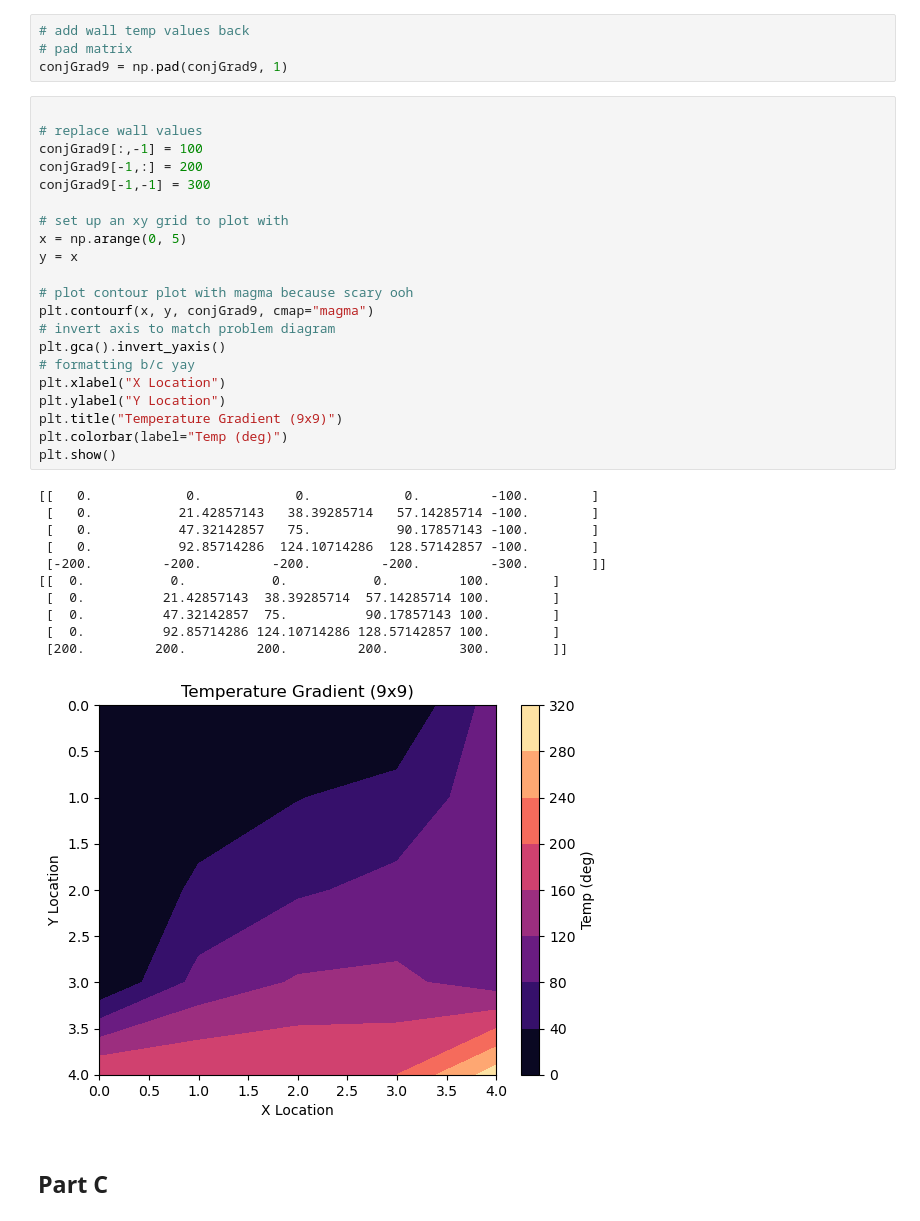
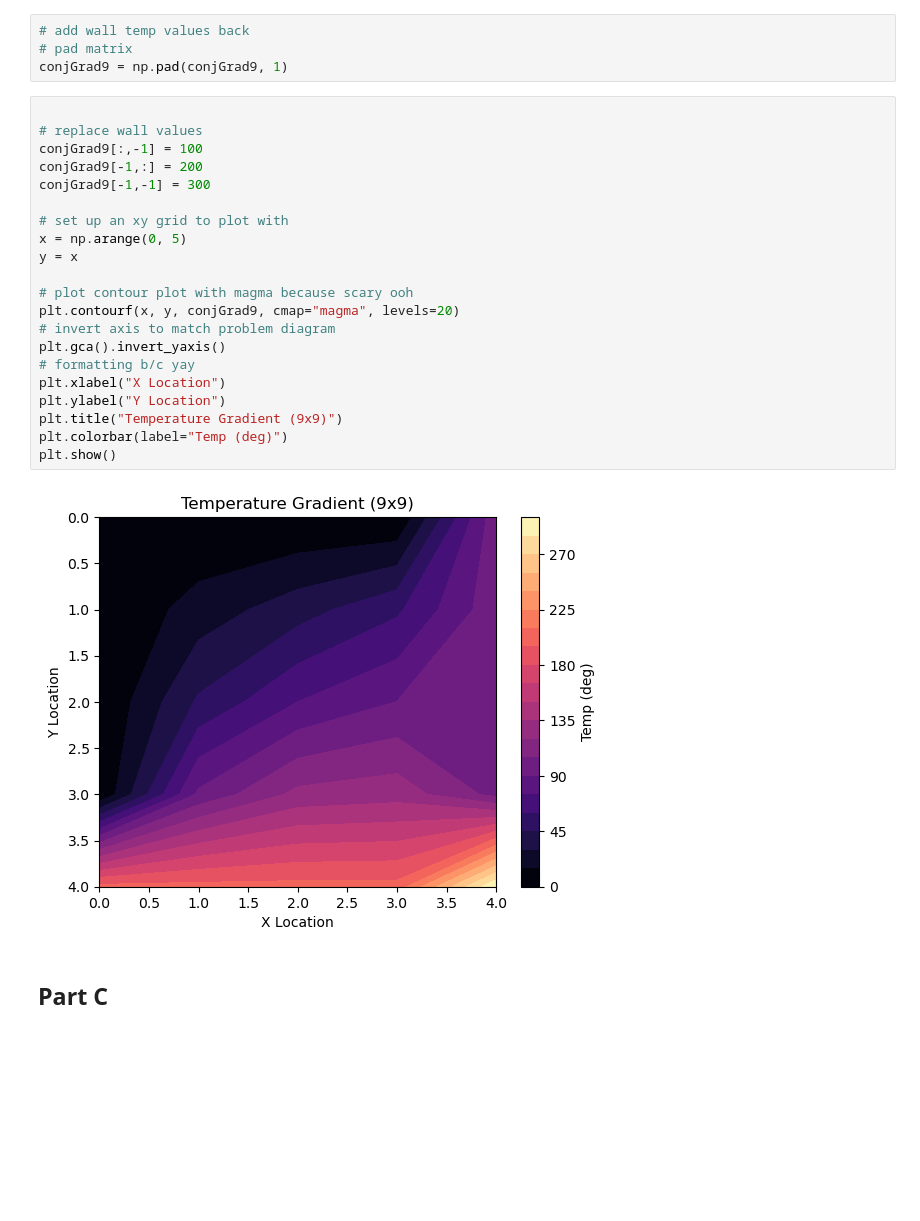
Before and after one commit to sladesladeslade/SchoolStuff, a Jupyter notebook: aeroComputing/HW3/AEEM2058_Slade_Brooks_HW3.ipynb, the cells around one changed output. Drawn from its saved outputs; the diff is of its cells as text; blank space fills up the shorter version.

Commit message:
better contour

```diff
--- a/aeroComputing/HW3/AEEM2058_Slade_Brooks_HW3.ipynb
+++ b/aeroComputing/HW3/AEEM2058_Slade_Brooks_HW3.ipynb
@@ -258,36 +258,26 @@ conjGrad9 = np.pad(conjGrad9, 1)
 # %%
 
 # replace wall values
 conjGrad9[:,-1] = 100
 conjGrad9[-1,:] = 200
 conjGrad9[-1,-1] = 300
 
 # set up an xy grid to plot with
 x = np.arange(0, 5)
 y = x
 
 # plot contour plot with magma because scary ooh
-plt.contourf(x, y, conjGrad9, cmap="magma")
+plt.contourf(x, y, conjGrad9, cmap="magma", levels=20)
 # invert axis to match problem diagram
 plt.gca().invert_yaxis()
 # formatting b/c yay
 plt.xlabel("X Location")
 plt.ylabel("Y Location")
 plt.title("Temperature Gradient (9x9)")
 plt.colorbar(label="Temp (deg)")
 plt.show()
 # %% [output]
-[[   0.            0.            0.            0.         -100.        ]
- [   0.           21.42857143   38.39285714   57.14285714 -100.        ]
- [   0.           47.32142857   75.           90.17857143 -100.        ]
- [   0.           92.85714286  124.10714286  128.57142857 -100.        ]
- [-200.         -200.         -200.         -200.         -300.        ]]
-[[  0.           0.           0.           0.         100.        ]
- [  0.          21.42857143  38.39285714  57.14285714 100.        ]
- [  0.          47.32142857  75.          90.17857143 100.        ]
- [  0.          92.85714286 124.10714286 128.57142857 100.        ]
- [200.         200.         200.         200.         300.        ]]
-[figure, old version]
+[figure, new version]
 # %% [markdown]
 ## Part C
 # %%
```
